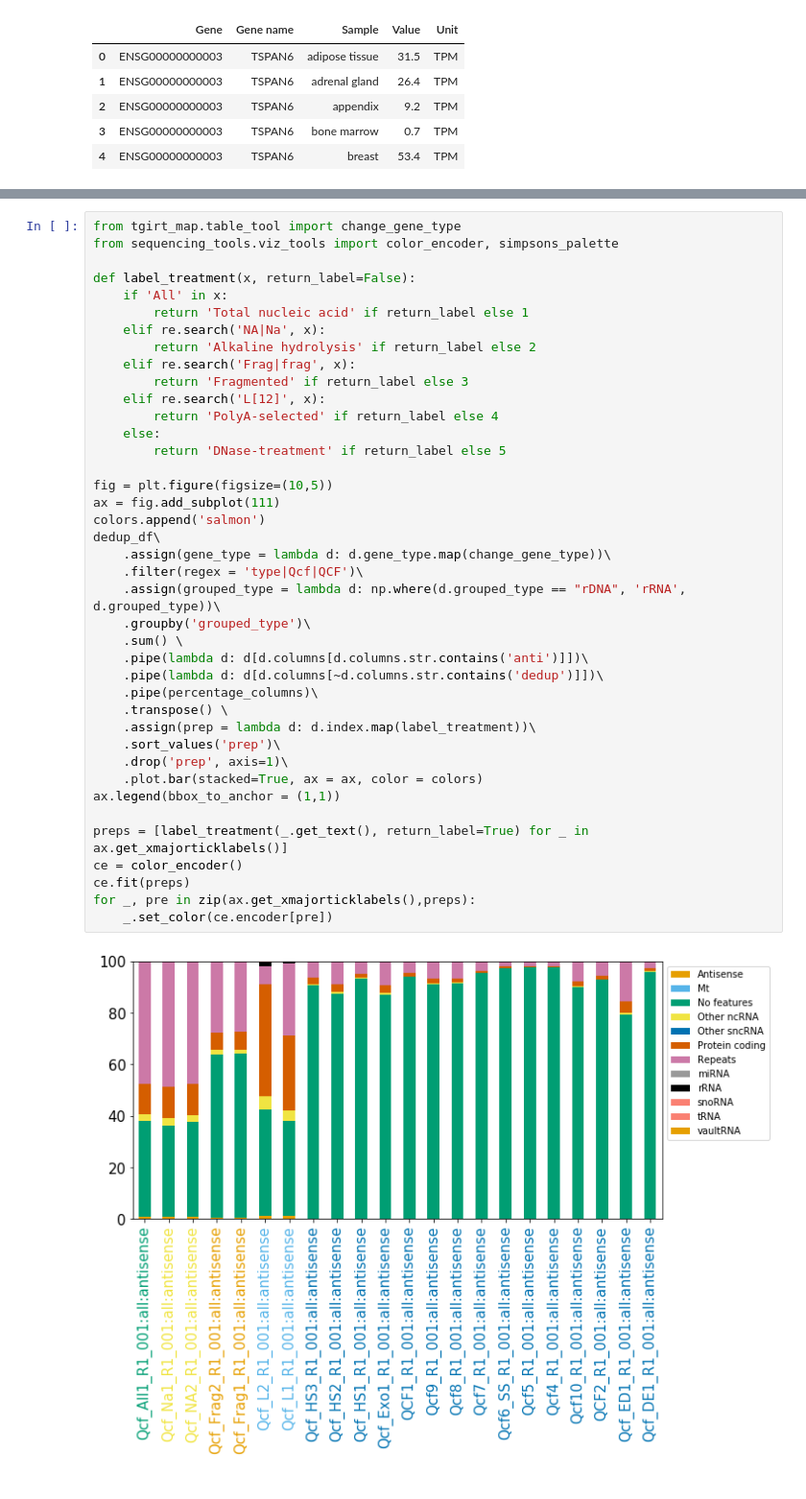
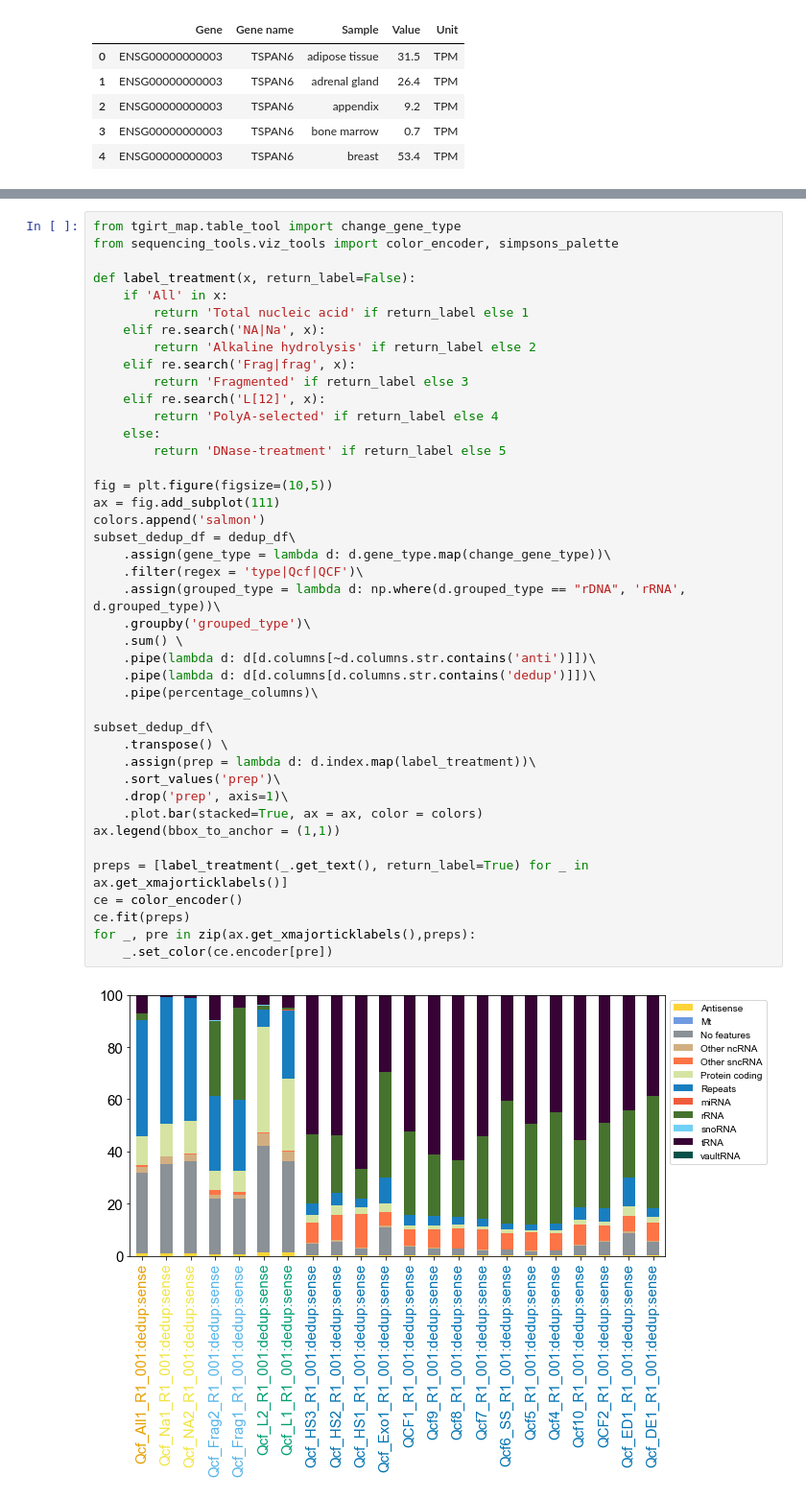
Before and after one commit to wckdouglas/cfNA, a Jupyter notebook: plots/count_explorer.ipynb, the cells around one changed output, grey strips where cells are left out. Shown at 96% size. Cells and saved outputs as stored; diff of their text form.

```diff
--- a/plots/count_explorer.ipynb
+++ b/plots/count_explorer.ipynb
@@ -389,34 +478,36 @@ def label_treatment(x, return_label=False):
         return 'Alkaline hydrolysis' if return_label else 2
     elif re.search('Frag|frag', x):
         return 'Fragmented' if return_label else 3
     elif re.search('L[12]', x):
         return 'PolyA-selected' if return_label else 4
     else:
         return 'DNase-treatment' if return_label else 5
 
 fig = plt.figure(figsize=(10,5))
 ax = fig.add_subplot(111)
 colors.append('salmon')
-dedup_df\
+subset_dedup_df = dedup_df\
     .assign(gene_type = lambda d: d.gene_type.map(change_gene_type))\
     .filter(regex = 'type|Qcf|QCF')\
     .assign(grouped_type = lambda d: np.where(d.grouped_type == "rDNA", 'rRNA', d.grouped_type))\
     .groupby('grouped_type')\
     .sum() \
-    .pipe(lambda d: d[d.columns[d.columns.str.contains('anti')]])\
-    .pipe(lambda d: d[d.columns[~d.columns.str.contains('dedup')]])\
+    .pipe(lambda d: d[d.columns[~d.columns.str.contains('anti')]])\
+    .pipe(lambda d: d[d.columns[d.columns.str.contains('dedup')]])\
     .pipe(percentage_columns)\
+
+subset_dedup_df\
     .transpose() \
     .assign(prep = lambda d: d.index.map(label_treatment))\
     .sort_values('prep')\
     .drop('prep', axis=1)\
     .plot.bar(stacked=True, ax = ax, color = colors)
 ax.legend(bbox_to_anchor = (1,1))
 
 preps = [label_treatment(_.get_text(), return_label=True) for _ in ax.get_xmajorticklabels()]
 ce = color_encoder()
 ce.fit(preps)
 for _, pre in zip(ax.get_xmajorticklabels(),preps):
     _.set_color(ce.encoder[pre])
 # %% [output]
-[figure, old version]
+[figure, new version]
```
Also changed, not shown: parts of 31 cells of this notebook, 42 other files.
